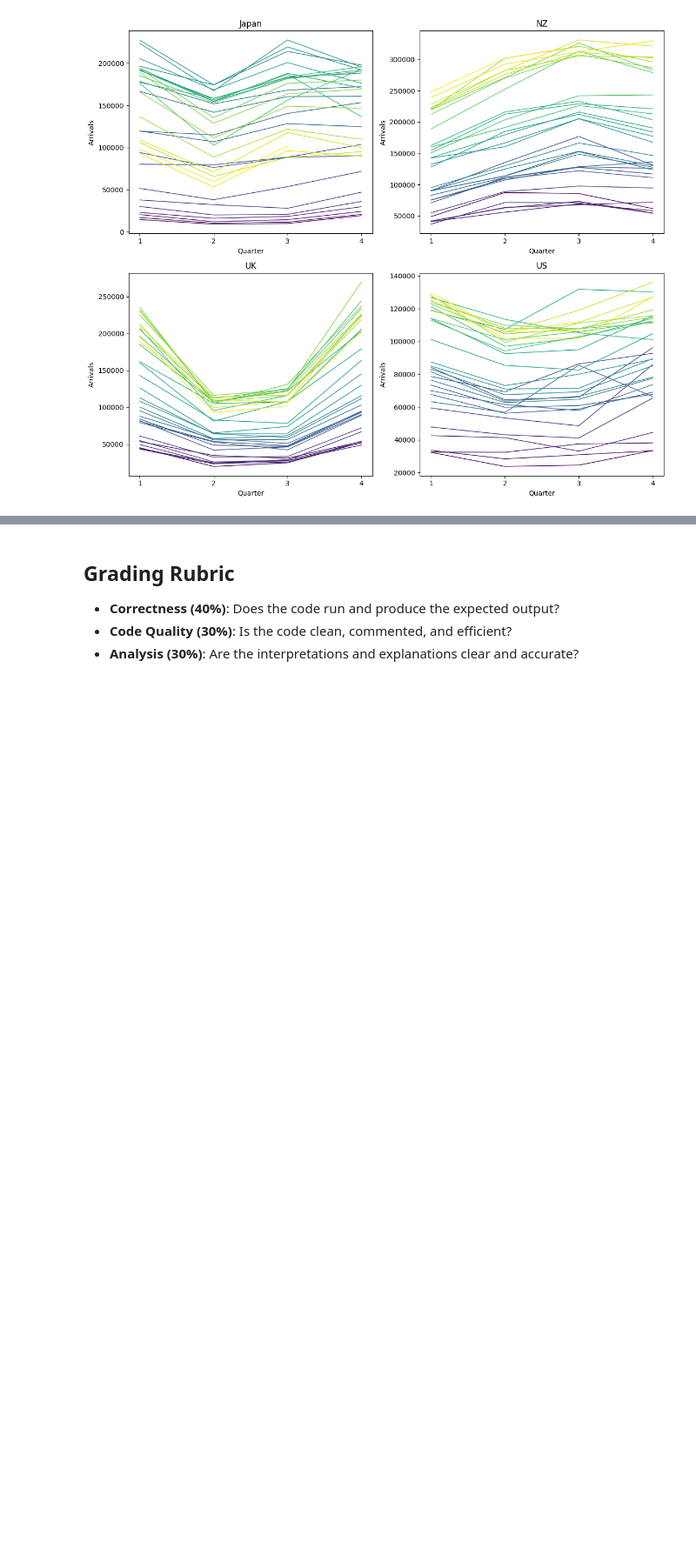
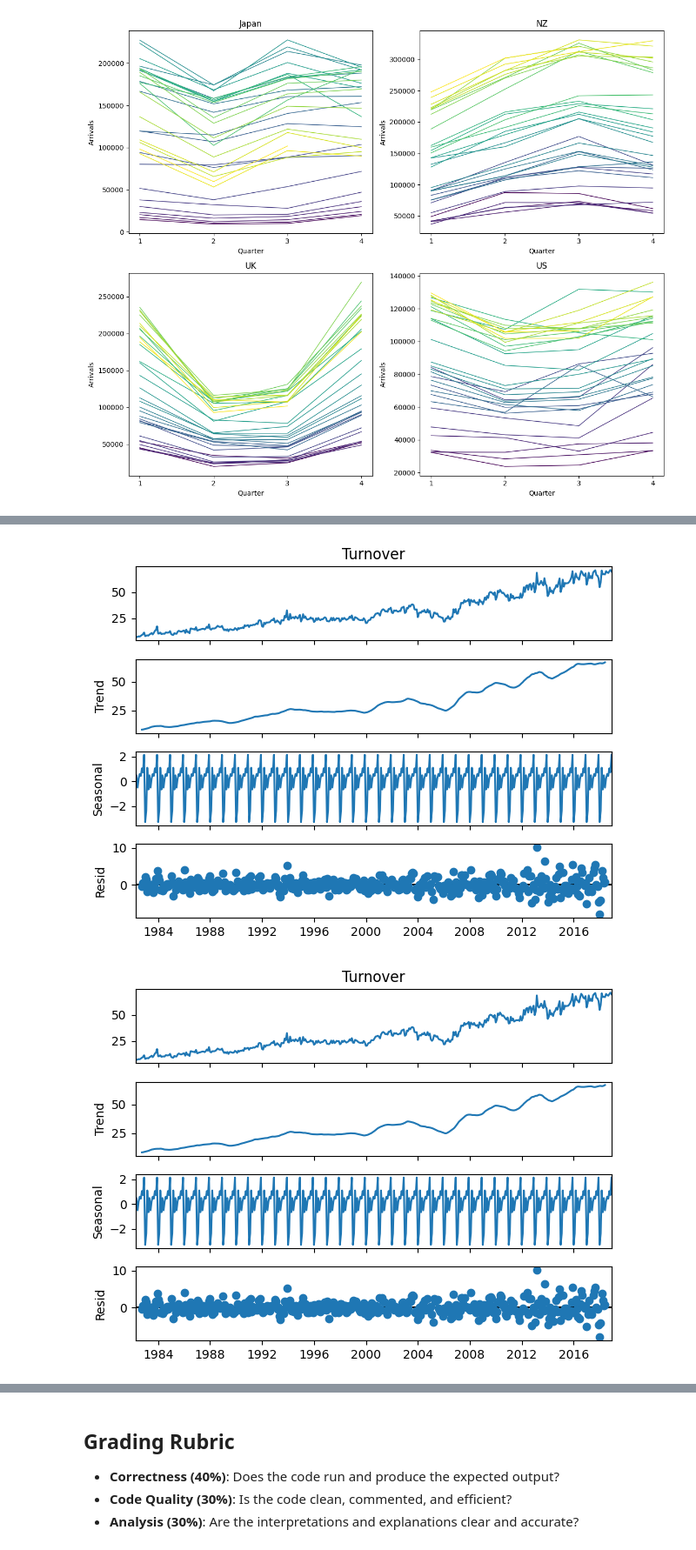
Before and after one commit to VickyGuo0907/DSE6230-forecasting-class-course-materials, a Jupyter notebook: assignments/week01_assignment.ipynb, the cells around one changed output, grey strips where cells are left out. Shown at 87% size. Drawn from its saved outputs; the diff is of its cells as text; code cells hidden in the pictures; blank space fills up the shorter version.

```diff
--- a/assignments/week01_assignment.ipynb
+++ b/assignments/week01_assignment.ipynb
@@ -380,0 +410,5 @@ plt.show()
+# %%
+seasonal_decompose(df_random_retail['Turnover'], period=12).plot()
+# %% [output]
+[figure, added]
+[figure, added]
```
Also changed, not shown: parts of 9 cells of this notebook.
